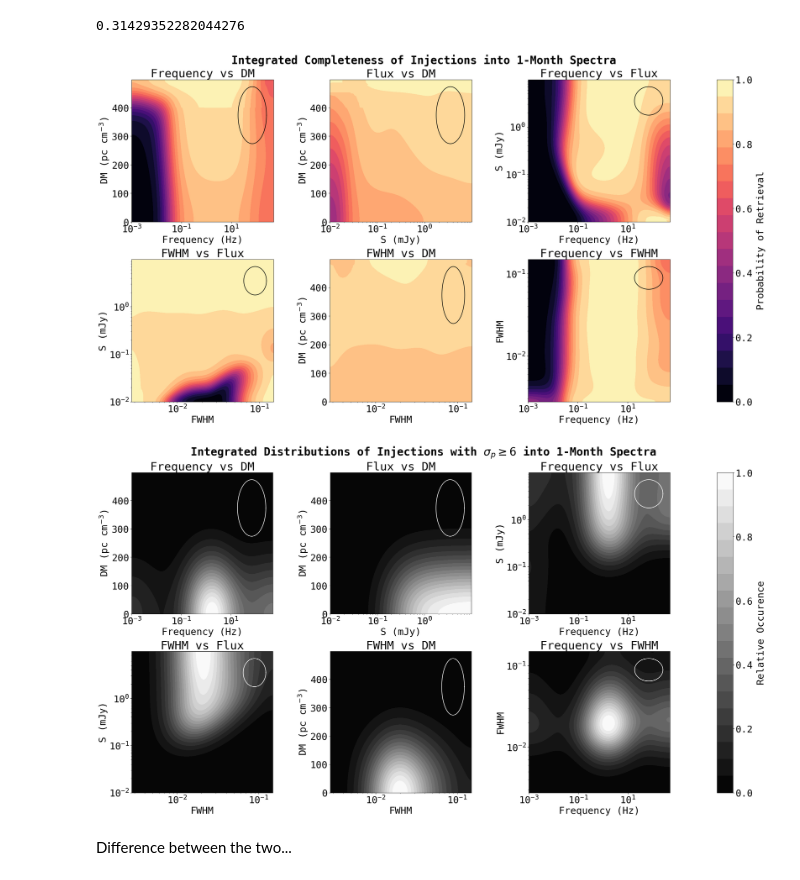
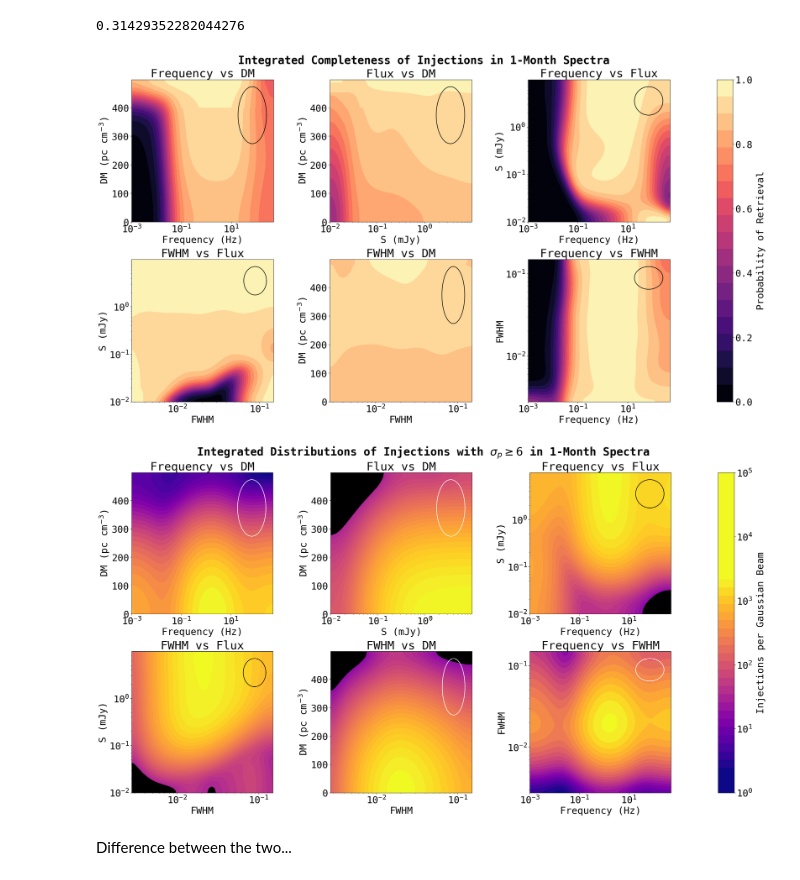
Before and after one commit to chime-sps/Transmissivity, a Jupyter notebook: results/injection_analysis_2d.ipynb, the cells around one changed output. Drawn from its saved outputs; the diff is of its cells as text; code cells hidden in the pictures.

```diff
--- a/results/injection_analysis_2d.ipynb
+++ b/results/injection_analysis_2d.ipynb
@@ -441,31 +458,33 @@ fwhm_f_inj_smooth_30, _, fwhm_f_ret_p_smooth_30 = au.get_sensitivity(
 # %%
 completenesses_30 = [dm_f_ret_p_smooth_30, dm_s_ret_p_smooth_30, s_f_ret_p_smooth_30,
              s_fwhm_ret_p_smooth_30, dm_fwhm_ret_p_smooth_30, fwhm_f_ret_p_smooth_30]
 
 au.make_contour_map(completenesses_30,
                      bins1, bins2,
                      dev1, dev2,
-                     'Integrated Completeness of Injections into 1-Month Spectra',
+                     'Integrated Completeness of Injections in 1-Month Spectra',
                      ellipse_colors = ['k', 'k', 'k', 'k', 'k', 'k']
                      )
 
-injections_30 = [dm_f_inj_smooth_30 / np.max(dm_f_inj_smooth_30),
-                dm_s_inj_smooth_30 / np.max(dm_s_inj_smooth_30),
-                s_f_inj_smooth_30 / np.max(s_f_inj_smooth_30),
-                s_fwhm_inj_smooth_30 / np.max(s_fwhm_inj_smooth_30),
-                dm_fwhm_inj_smooth_30 / np.max(dm_fwhm_inj_smooth_30),
-                fwhm_f_inj_smooth_30 / np.max(fwhm_f_inj_smooth_30)]
+injections_30 = [dm_f_inj_smooth_30,
+                dm_s_inj_smooth_30,
+                s_f_inj_smooth_30,
+                s_fwhm_inj_smooth_30,
+                dm_fwhm_inj_smooth_30,
+                fwhm_f_inj_smooth_30]
 
 au.make_contour_map(injections_30,
                      bins1, bins2,
                      dev1, dev2,
-                     r'Integrated Distributions of Injections with $\sigma_p \geq 6$ into 1-Month Spectra',
-                     cmap = 'gray',
-                     colorbar_name = 'Relative Occurence'
+                     r'Integrated Distributions of Injections with $\sigma_p \geq 6$ in 1-Month Spectra',
+                     cmap = 'plasma',
+                     cmap_log = True,
+                     colorbar_name = 'Injections per Gaussian Beam',
+                     ellipse_colors = ['w', 'w', 'k', 'k', 'w', 'w']
                      )
 # %% [output]
-[figure, old version]
+[figure, new version]
-[figure, old version]
+[figure, new version]
 # %% [markdown]
 Difference between the two...
 # %%
```
Also changed, not shown: parts of 6 cells of this notebook.
